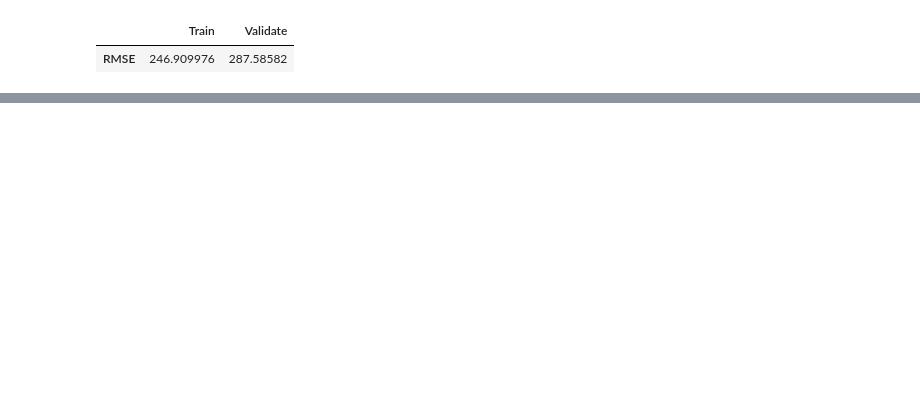
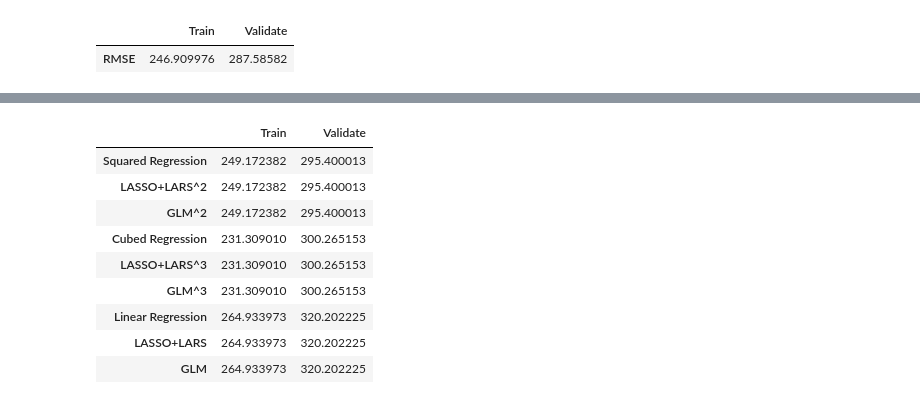
Before and after one commit to Is0metry/individual-project, a Jupyter notebook: model.ipynb, the cells around one changed output, grey strips where cells are left out. Saved outputs shown, nothing was run; the diff lists cells and outputs as text; code cells hidden in the pictures; blank space fills up the shorter version.

Commit message:
modeling changes

```diff
--- a/model.ipynb
+++ b/model.ipynb
@@ -137,0 +155,13 @@ pd.concat([linreg,linreg_square,linreg_cube,llars,llars_square,llars_cube,glm,gl
+# %%
+m.try_models_train_validate(train,validate).sort_values(by=['Validate','Train'])
+# %% [output]
+|  | Train | Validate |
+| Squared Regression | 249.172382 | 295.400013 |
+| LASSO+LARS^2 | 249.172382 | 295.400013 |
+| GLM^2 | 249.172382 | 295.400013 |
+| Cubed Regression | 231.309010 | 300.265153 |
+| LASSO+LARS^3 | 231.309010 | 300.265153 |
+| GLM^3 | 231.309010 | 300.265153 |
+| Linear Regression | 264.933973 | 320.202225 |
+| LASSO+LARS | 264.933973 | 320.202225 |
+| GLM | 264.933973 | 320.202225 |
```
Also changed, not shown: parts of 10 cells of this notebook, 1 other file.
